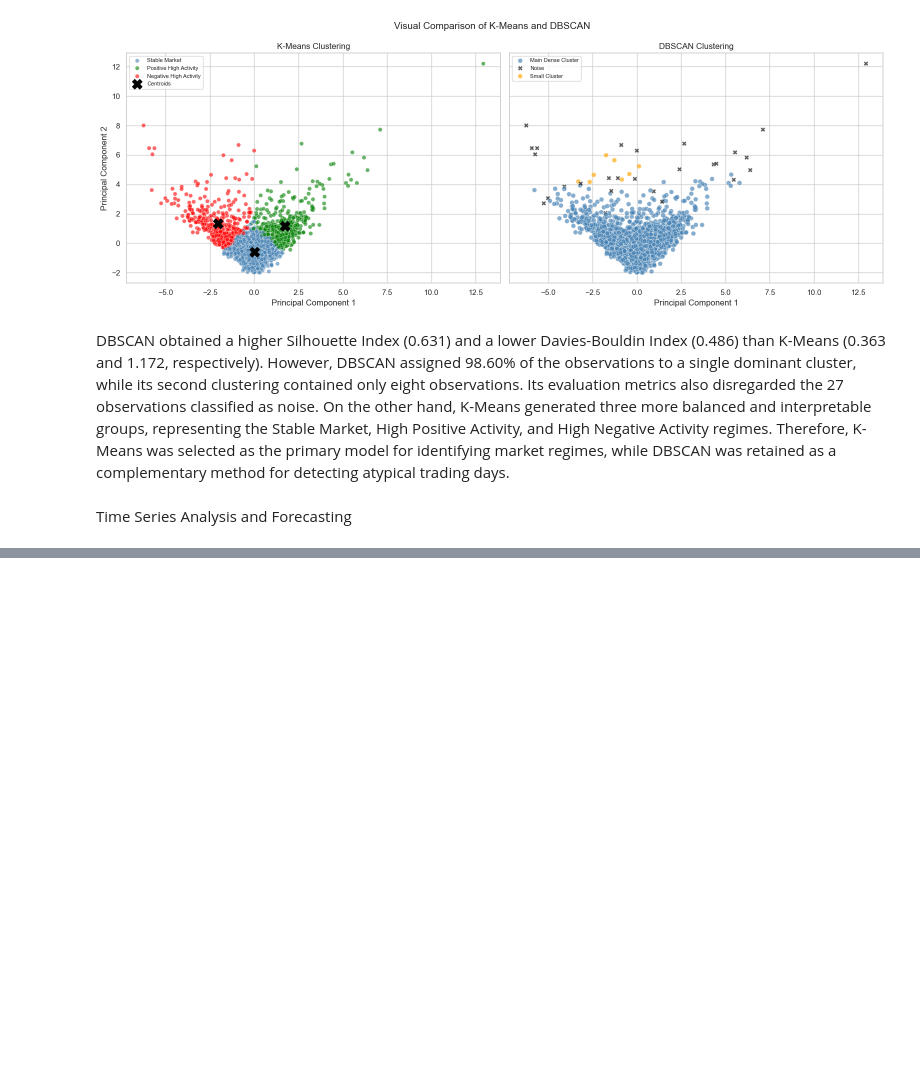
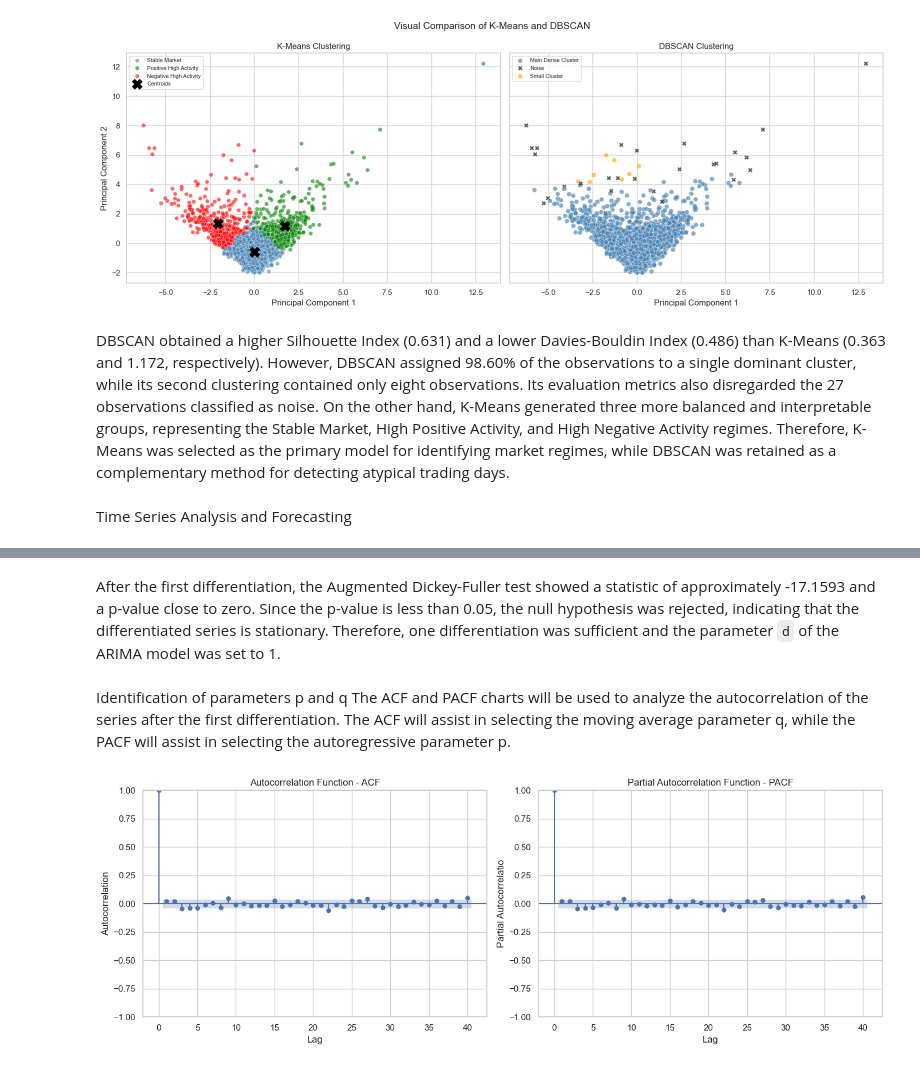
Before and after one commit to 2026228-dev/CA1MLB-2026228, a Jupyter notebook: AAPL.ipynb, the cells around one changed output, grey strips where cells are left out. Cells and saved outputs as stored; diff of their text form; code cells hidden in the pictures; blank space fills up the shorter version.

```diff
--- a/AAPL.ipynb
+++ b/AAPL.ipynb
@@ -1664,0 +1833,37 @@ Time Series Analysis and Forecasting
+# %% [markdown]
+After the first differentiation, the Augmented Dickey-Fuller test showed a statistic of approximately -17.1593 and a p-value close to zero. Since the p-value is less than 0.05, the null hypothesis was rejected, indicating that the differentiated series is stationary. Therefore, one differentiation was sufficient and the parameter `d` of the ARIMA model was set to 1.
+# %% [markdown]
+Identification of parameters p and q
+The ACF and PACF charts will be used to analyze the autocorrelation of the series after the first differentiation. The ACF will assist in selecting the moving average parameter q, while the PACF will assist in selecting the autoregressive parameter p.
+# %%
+from statsmodels.graphics.tsaplots import plot_acf, plot_pacf
+
+fig, axes = plt.subplots(1, 2, figsize=(14, 5))
+
+plot_acf(
+    first_difference,
+    lags=40,
+    ax=axes[0],
+    alpha=0.05
+)
+
+axes[0].set_title("Autocorrelation Function - ACF")
+axes[0].set_xlabel("Lag")
+axes[0].set_ylabel("Autocorrelation")
+
+plot_pacf(
+    first_difference,
+    lags=40,
+    ax=axes[1],
+    alpha=0.05,
+    method="ywm"
+)
+
+axes[1].set_title("Partial Autocorrelation Function - PACF")
+axes[1].set_xlabel("Lag")
+axes[1].set_ylabel("Partial Autocorrelatio")
+
+plt.tight_layout()
+plt.show()
+# %% [output]
+[figure, added]
```
Also changed, not shown: parts of 42 cells of this notebook, 1 other file.
